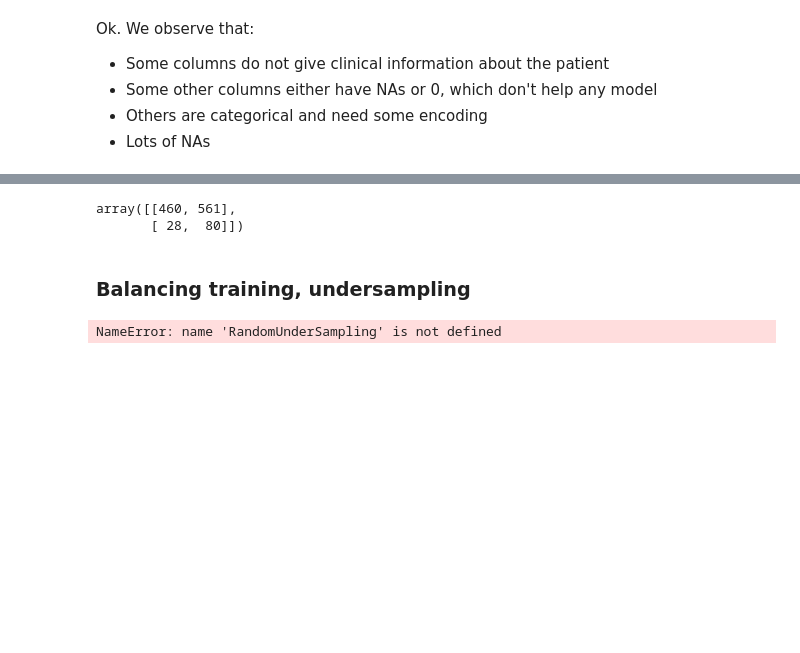
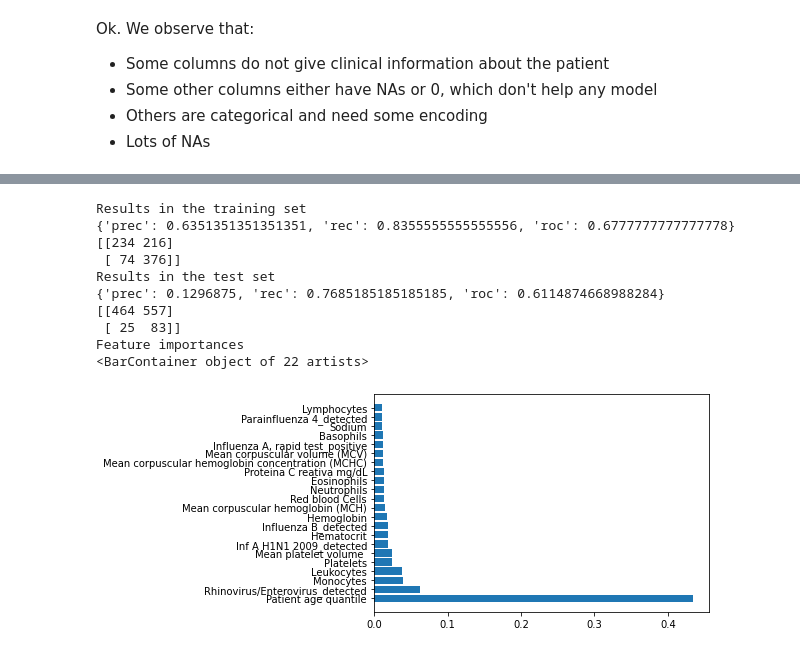
Before and after one commit to Anukool97/covid-19, a Jupyter notebook: COVID 19 - Albert Einstein dataset.ipynb, the cells around one changed output, grey strips where cells are left out. Drawn from its saved outputs; the diff is of its cells as text; code cells hidden in the pictures; blank space fills up the shorter version.

```diff
--- a/COVID 19 - Albert Einstein dataset.ipynb
+++ b/COVID 19 - Albert Einstein dataset.ipynb
@@ -299,17 +387,15 @@ array([[523, 498],
 # %%
-_, _, t31_cv_results, t31_test_results, t31_cm, t31_feature_importance = run_cv(X_resampled, y_resampled, X_test, y_test,
-                                                                        RandomForestClassifier(random_state=42))
+result = run_single(X_resampled, y_resampled, X_test, y_test,RandomForestClassifier(random_state=42))
+print_result(result)
+# %% [output]
+Results in the training set
+{'prec': 0.6351351351351351, 'rec': 0.8355555555555556, 'roc': 0.6777777777777778}
+[[234 216]
+ [ 74 376]]
+Results in the test set
+{'prec': 0.1296875, 'rec': 0.7685185185185185, 'roc': 0.6114874668988284}
+[[464 557]
+ [ 25  83]]
+Feature importances
+<BarContainer object of 22 artists>
+[figure, added]
-# %%
-t31_cm
-# %% [output]
-array([[460, 561],
-       [ 28,  80]])
-# %% [markdown]
-### Balancing training, undersampling
-# %%
-from imblearn.under_sampling import RandomUnderSampler
-
-X_resampled, y_resampled = RandomUnderSampling().fit_resample(X_train, y_train)
-X_resampled = pd.DataFrame(X_resampled, columns=X_train.columns)
-# %% [output]
-NameError: name 'RandomUnderSampling' is not defined
```
Also changed, not shown: parts of 40 cells of this notebook.
